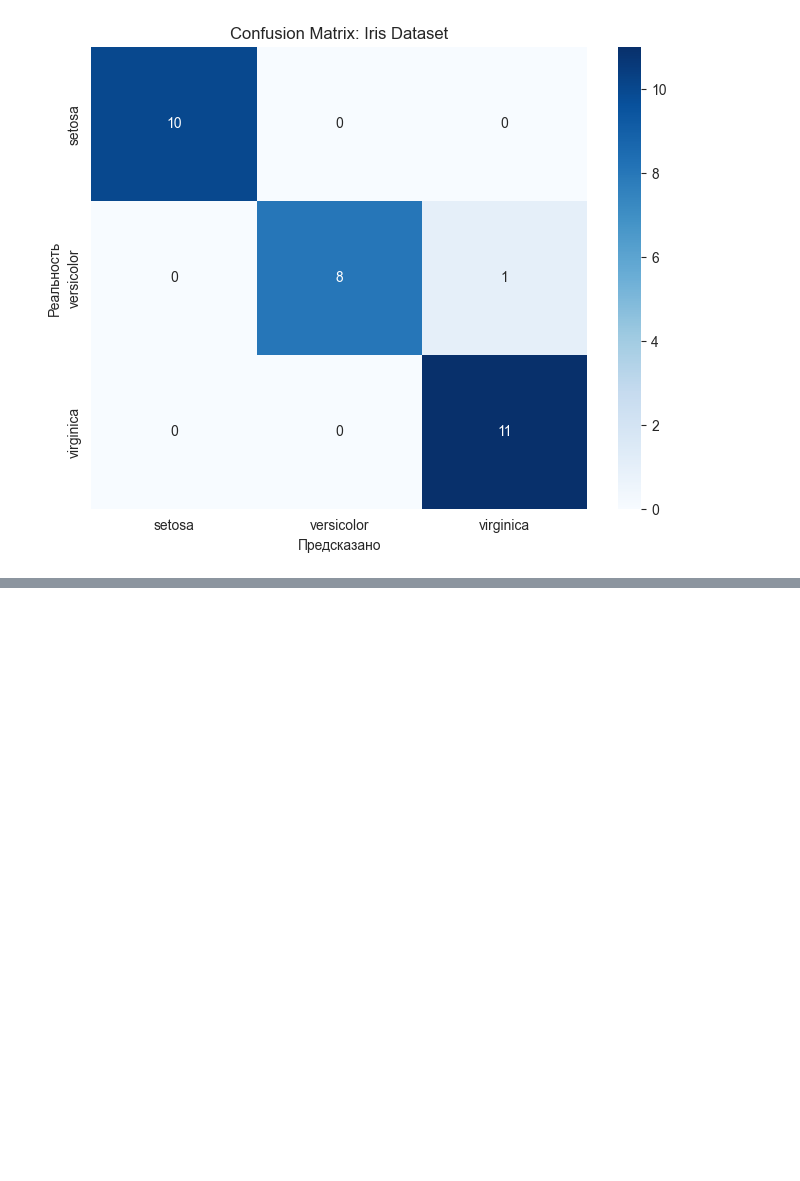
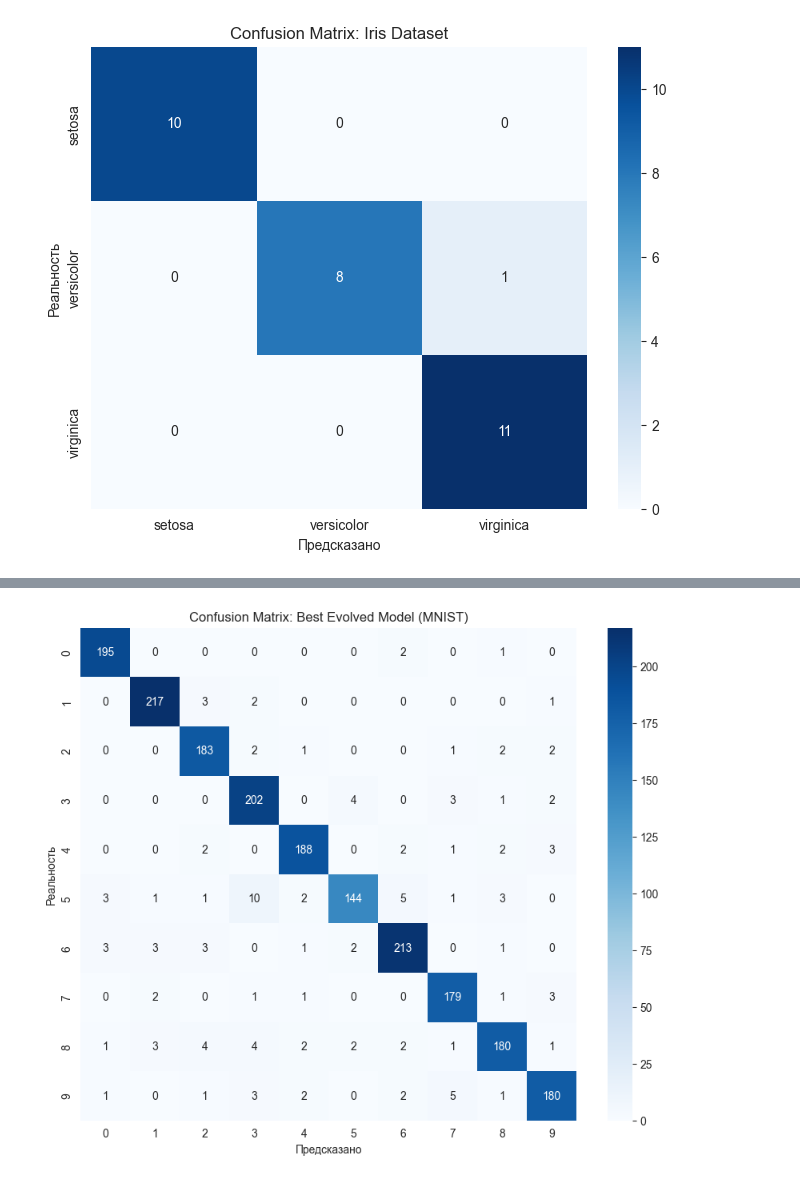
Before and after one commit to Ke1thuzad/nn-framework, a Jupyter notebook: tests.ipynb, the cells around one changed output, grey strips where cells are left out. Cells and saved outputs as stored; diff of their text form; code cells hidden in the pictures; blank space fills up the shorter version.

Commit message:
tests changed

```diff
--- a/tests.ipynb
+++ b/tests.ipynb
@@ -86,37 +189,6 @@ plt.show()
 # %%
-from sklearn.datasets import fetch_openml
-
-mnist = fetch_openml('mnist_784', version=1, as_frame=False, parser='auto')
-X = mnist.data[:2000] / 255.0
-y = mnist.target[:2000].astype(int).reshape(-1, 1)
-
-encoder = OneHotEncoder(sparse_output=False)
-y_onehot = encoder.fit_transform(y)
-
-X_train_mnist, X_test_mnist, y_train_mnist, y_test_mnist = train_test_split(X, y_onehot, test_size=0.2)
-
-train_loader = DataLoader(Dataset(X_train_mnist, y_train_mnist), batch_size=32)
-test_loader = DataLoader(Dataset(X_test_mnist, y_test_mnist), batch_size=32, shuffle=False)
-
-mnist_net = Sequential(
-    Linear(784, 64),
-    ReLU(),
-    Linear(64, 10),
-    Softmax()
-)
-
-mnist_model = Model(
-    network=mnist_net,
-    loss_fn=CrossEntropy(),
-    optimizer=Adam(mnist_net.parameters(), lr=0.005),
-    metrics=[Accuracy()]
-)
-
-print("Обучение на MNIST (2000 прим.):")
-mnist_model.fit(train_loader, epochs=10)
-
 idx = np.random.randint(len(X_test_mnist))
 sample = X_test_mnist[idx:idx+1]
 pred = mnist_model.predict(sample)
-print(f"\nТест: Реальная цифра {np.argmax(y_test_mnist[idx])}, Предсказано {np.argmax(pred)}")
+print(f"\nРеальная цифра {np.argmax(y_test_mnist[idx])}, Предсказано {np.argmax(pred)}")
 # %% [output]
@@ -182,0 +286,14 @@ plt.show()
+# %%
+y_pred_probs = best_mnist_model.predict(X_test_mnist)
+y_pred_labels = np.argmax(y_pred_probs, axis=1)
+y_true_labels = np.argmax(y_test_mnist, axis=1)
+
+cm = confusion_matrix(y_true_labels, y_pred_labels)
+plt.figure(figsize=(10, 8))
+sns.heatmap(cm, annot=True, fmt='d', cmap='Blues')
+plt.title('Confusion Matrix: Best Evolved Model (MNIST)')
+plt.xlabel('Предсказано')
+plt.ylabel('Реальность')
+plt.show()
+# %% [output]
+[figure, added]
```
Also changed, not shown: parts of 20 cells of this notebook, 3 other files.
